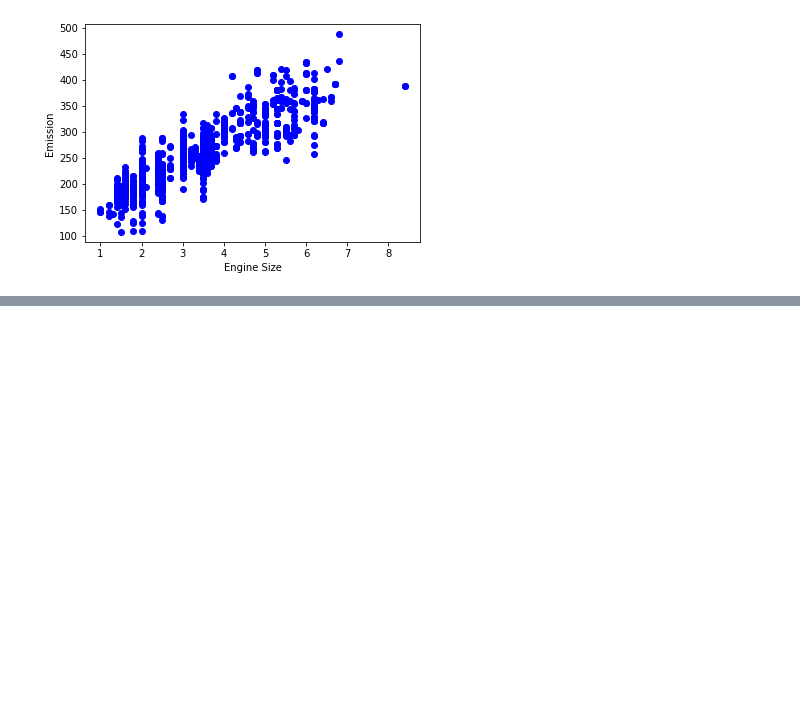
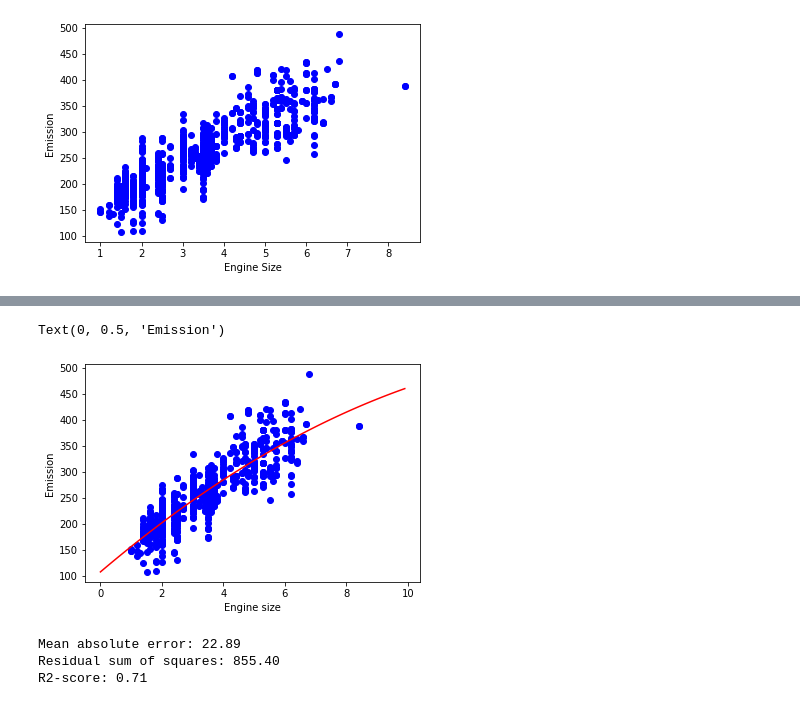
Before and after one commit to krishnakesari/AI-Engineering, a Jupyter notebook: testpolynomial.ipynb, the cells around one changed output, grey strips where cells are left out. Cells and saved outputs as stored; diff of their text form; code cells hidden in the pictures; blank space fills up the shorter version.

```diff
--- a/testpolynomial.ipynb
+++ b/testpolynomial.ipynb
@@ -96,0 +97,25 @@ Intercept: [108.59870897]
+# %%
+# Plotting the curvy line using coefficients and intercepts
+plt.scatter(train.ENGINESIZE, train.CO2EMISSIONS,  color='blue')
+XX = np.arange(0.0, 10.0, 0.1)
+yy = clf.intercept_[0] + clf.coef_[0][1]* XX + clf.coef_[0][2] * np.power(XX, 2)
+plt.plot(XX, yy, '-r' )
+plt.xlabel("Engine size")
+plt.ylabel("Emission")
+# %% [output]
+Text(0, 0.5, 'Emission')
+[figure, added]
+# %%
+# Evaluation
+from sklearn.metrics import r2_score
+
+test_x_poly = poly.fit_transform(test_x)
+test_y_ = clf.predict(test_x_poly)
+
+print("Mean absolute error: %.2f" %np.mean(np.absolute(test_y_ - test_y)))
+print("Residual sum of squares: %.2f" %np.mean((test_y_ - test_y) ** 2))
+print("R2-score: %.2f" % r2_score(test_y_ , test_y))
+# %% [output]
+Mean absolute error: 22.89
+Residual sum of squares: 855.40
+R2-score: 0.71
```
Also changed, not shown: parts of 4 cells of this notebook.
